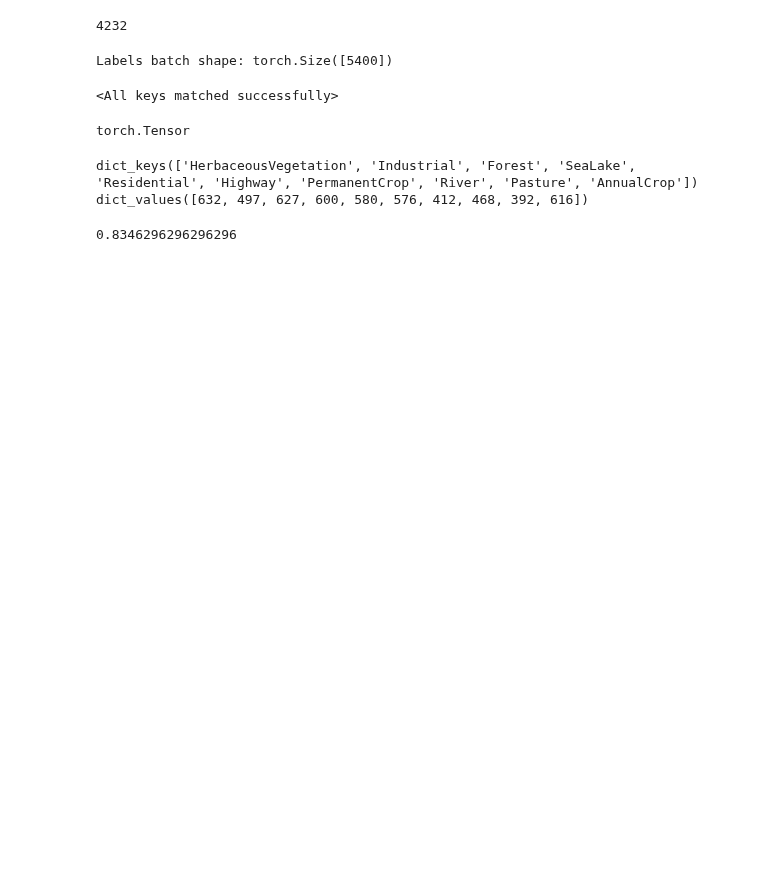
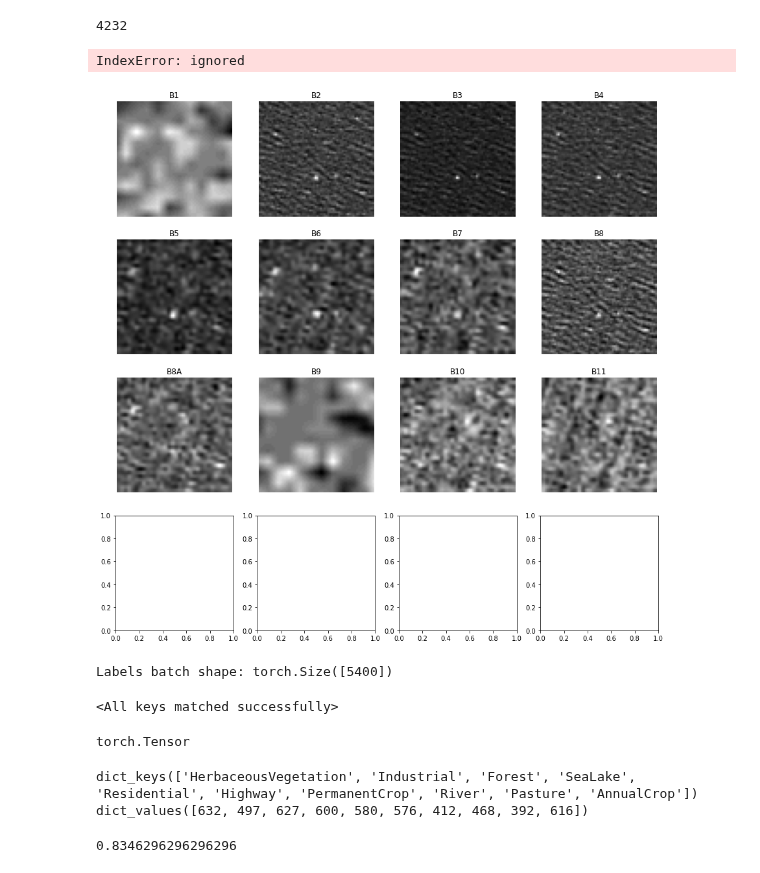
Before and after one commit to nicikess/hsg-ml-course, a Jupyter notebook: notebooks/ml_challenge_ResNet_50_with_3_channels_pretrained.ipynb, the cells around one changed output. Saved outputs shown, nothing was run; the diff lists cells and outputs as text; code cells hidden in the pictures; blank space fills up the shorter version.

```diff
--- a/notebooks/ml_challenge_ResNet_50_with_3_channels_pretrained.ipynb
+++ b/notebooks/ml_challenge_ResNet_50_with_3_channels_pretrained.ipynb
@@ -439,6 +469,30 @@ test_ds = EuroSATTest(data_df_test, BASE_PATH, transf)
 print(len(test_ds))
 # %% [output]
 4232
+# %%
+img = datatest[3]
+normalized_img = normalize_for_display(img)
+fig, axs = plt.subplots(4,4, figsize=(15,15))
+
+band_idx = 0
+bands = ["B1","B2","B3","B4","B5","B6","B7","B8","B8A","B9","B10","B11","B12", "B13"]
+
+for i in range(4):
+    for j in range(4):
+        if band_idx < 13:
+            axs[i,j].imshow(normalized_img[:, :, band_idx], cmap="gray")
+            axs[i,j].set_title(bands[band_idx])
+        else:
+            axs[i,j].imshow(np.ones((64,64,3)), cmap="gray")
+
+        axs[i,j].axis(False)
+        band_idx += 1
+
+plt.tight_layout()
+plt.show()
+# %% [output]
+IndexError: ignored
+[figure, added]
 # %%
 resnet50_vali_dataloader = DataLoader(validation_ds, batch_size=5400, num_workers=2, pin_memory=True)
 # %%
```
Also changed, not shown: parts of 5 cells of this notebook.
